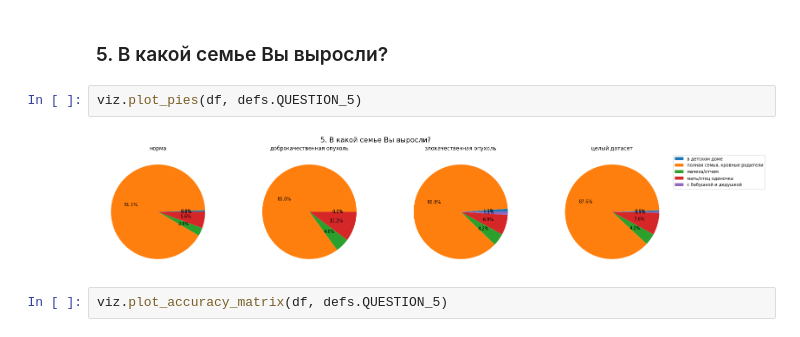
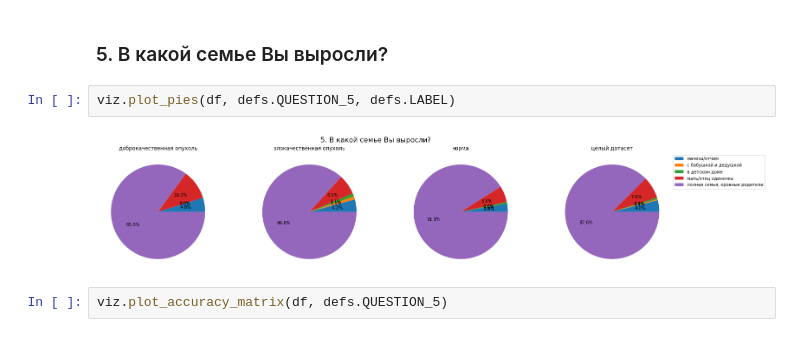
Before and after one commit to mikhailmartin/Breast-Cancer, a Jupyter notebook: ETL step 2.ipynb, the cells around one changed output. Drawn from its saved outputs; the diff is of its cells as text.

```diff
--- a/ETL step 2.ipynb
+++ b/ETL step 2.ipynb
@@ -220,9 +220,9 @@ viz.plot_hists(df, defs.QUESTION_4, defs.QUESTION_4, 60, 65)
 # %% [markdown]
 ### 5. В какой семье Вы выросли?
 # %%
-viz.plot_pies(df, defs.QUESTION_5)
+viz.plot_pies(df, defs.QUESTION_5, defs.LABEL)
 # %% [output]
-[figure, old version]
+[figure, new version]
 # %%
 viz.plot_accuracy_matrix(df, defs.QUESTION_5)
 # %% [output]
```
Also changed, not shown: parts of 31 cells of this notebook, 2 other files.
